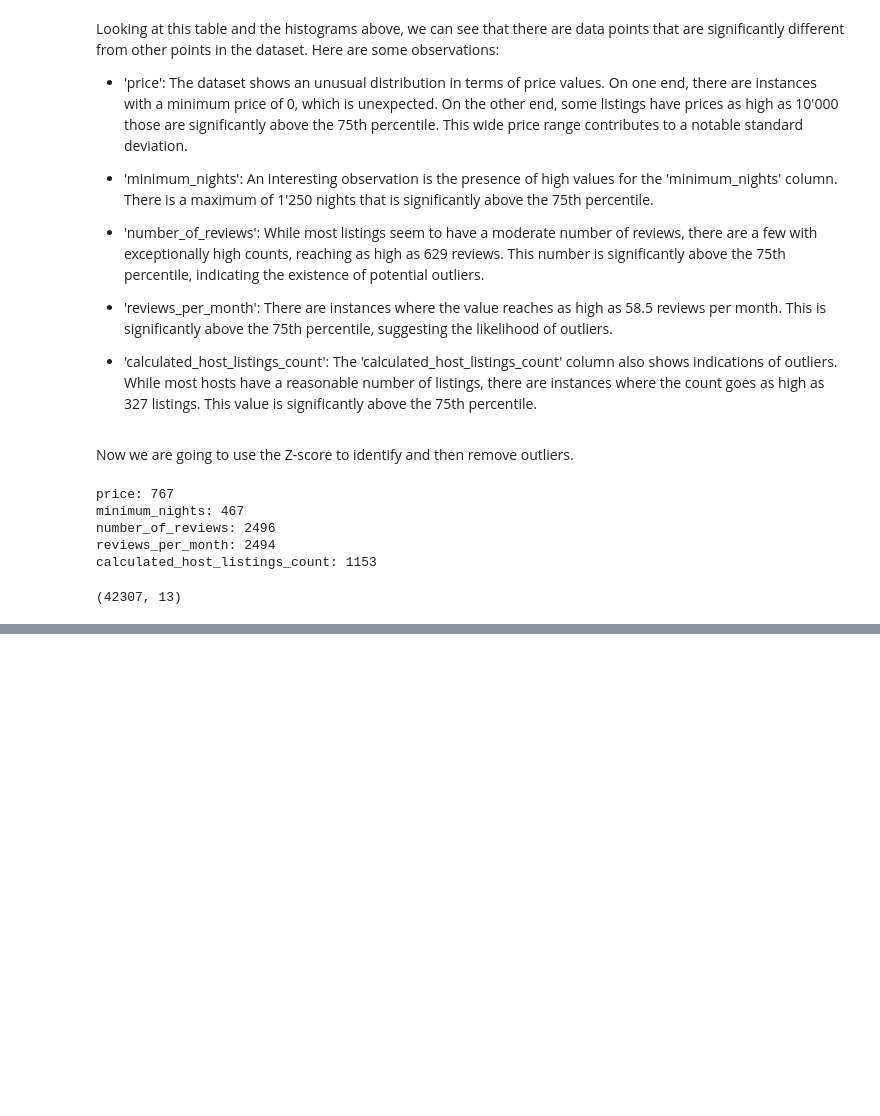
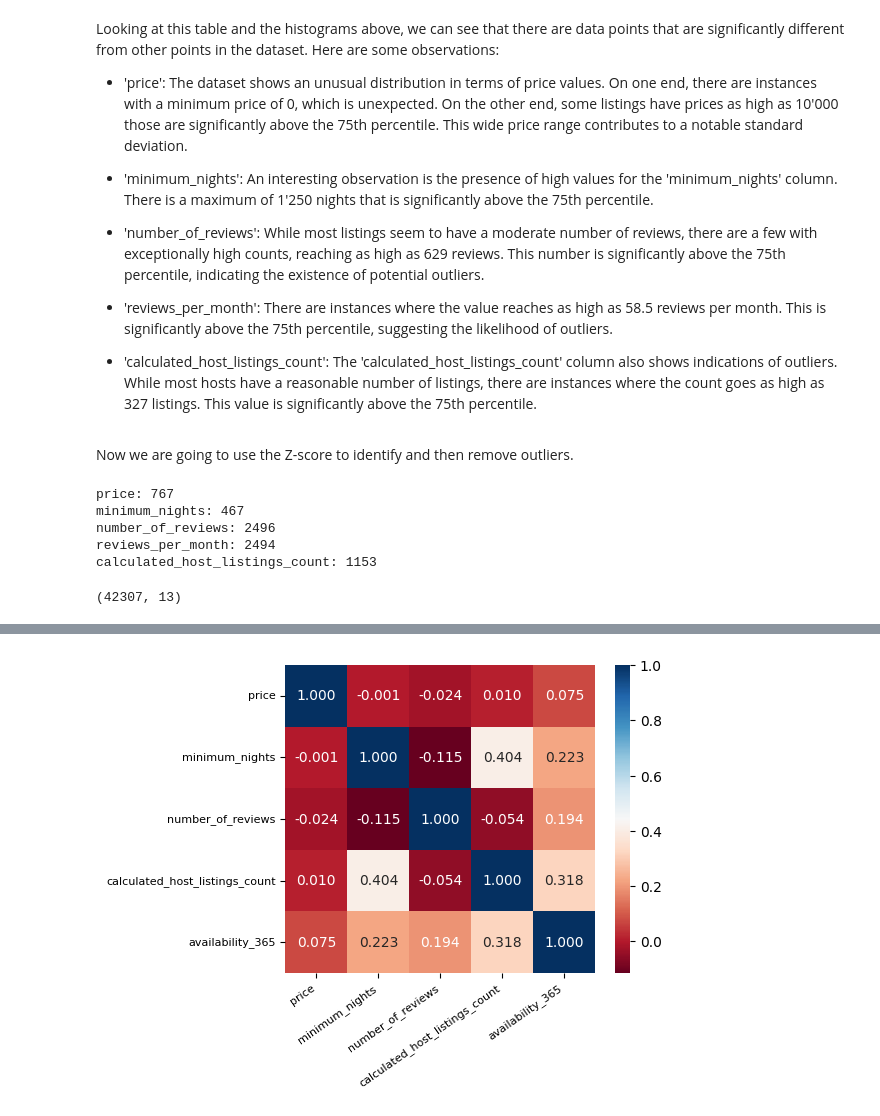
Before and after one commit to AlessandroSignoretto/Programming_project, a Jupyter notebook: Programming_project_pc.ipynb, the cells around one changed output, grey strips where cells are left out. Saved outputs shown, nothing was run; the diff lists cells and outputs as text; code cells hidden in the pictures; blank space fills up the shorter version.

Commit message:
Adding some plots

```diff
--- a/Programming_project_pc.ipynb
+++ b/Programming_project_pc.ipynb
@@ -250,0 +253,4 @@ NY_dataset_wo.describe().T
+# %%
+#Get correlation between different numeric features
+corr = NY_dataset_wo[['price', 'minimum_nights', 'number_of_reviews', 'calculated_host_listings_count', 'availability_365']].corr()
+corr
@@ -250,0 +264,9 @@ NY_dataset_wo.describe().T
+# %%
+plt.figure(figsize=(5,4))
+heatmap = sns.heatmap(corr, cmap='RdBu', fmt='.3f', annot=True)
+heatmap.set_xticklabels(heatmap.get_xticklabels(), fontsize=8)
+heatmap.set_yticklabels(heatmap.get_yticklabels(), fontsize=8)
+plt.xticks(rotation=35, ha='right')
+plt.show()
+# %% [output]
+[figure, added]
```
Also changed, not shown: parts of 13 cells of this notebook.
